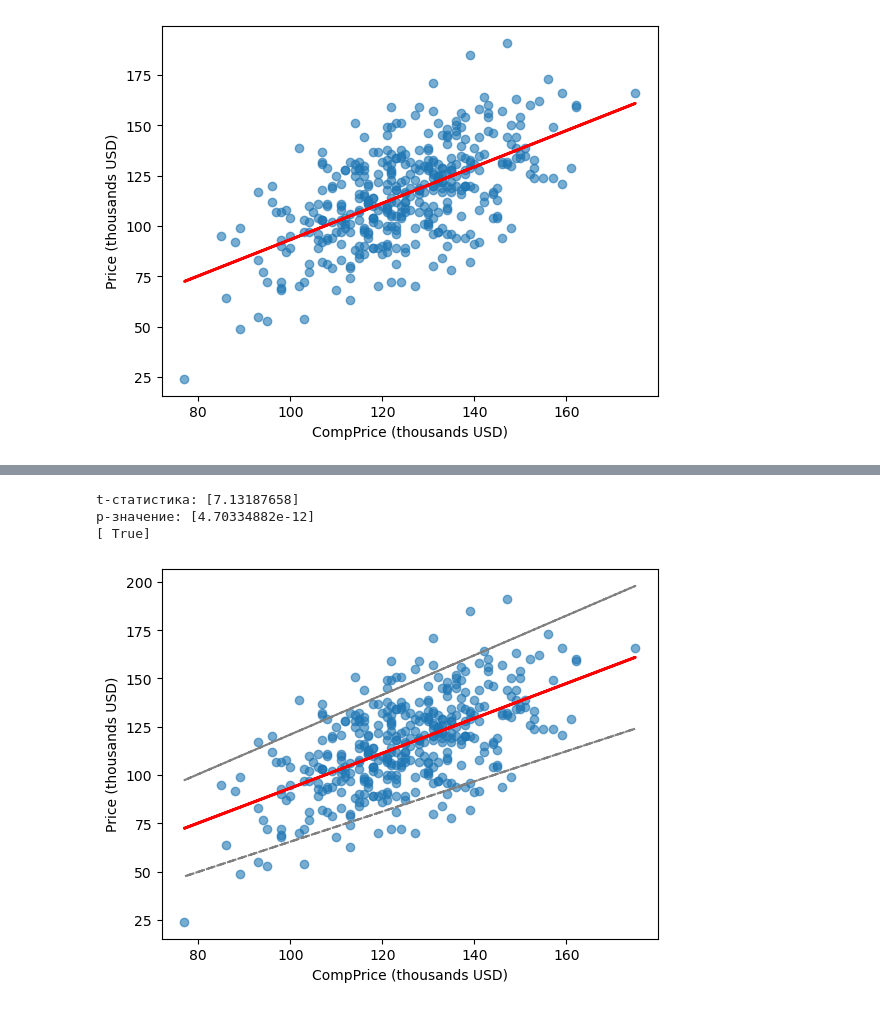
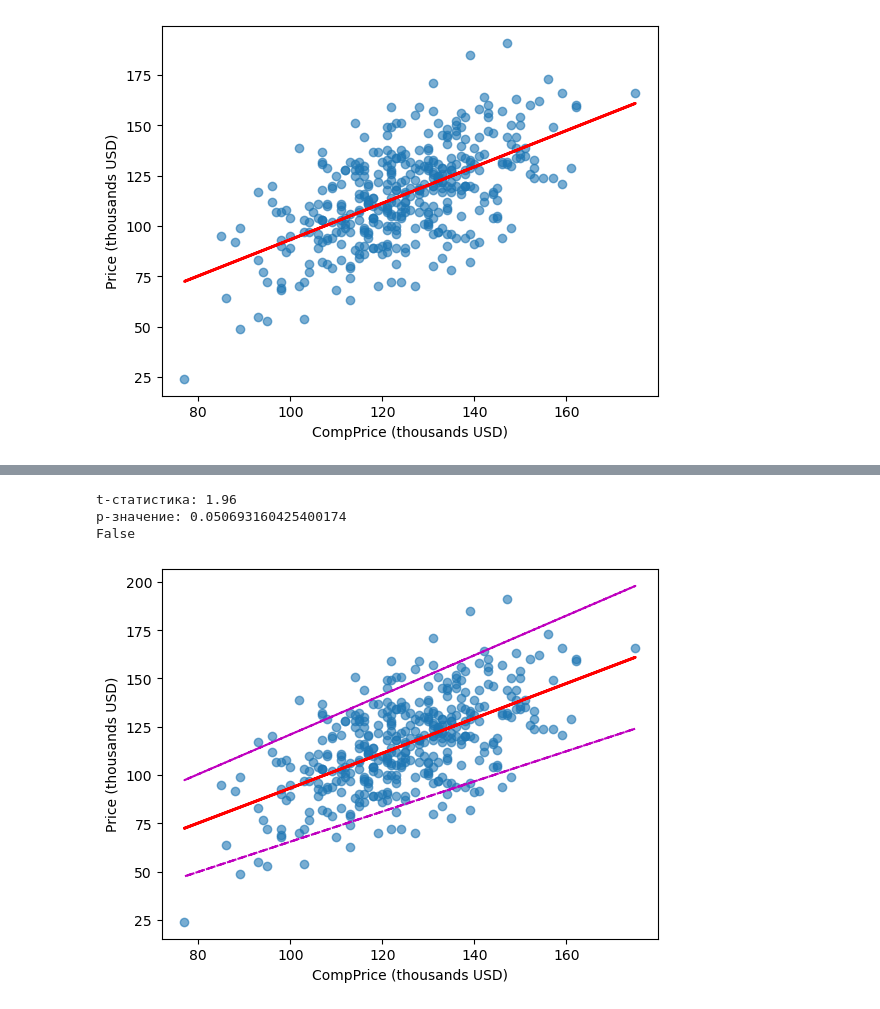
Before and after one commit to VadimST04/Math-Statistics-University, a Jupyter notebook: Math Statistics Project/Project Version 2.ipynb, the cells around one changed output, grey strips where cells are left out. Drawn from its saved outputs; the diff is of its cells as text; code cells hidden in the pictures.

```diff
--- a/Math Statistics Project/Project Version 2.ipynb
+++ b/Math Statistics Project/Project Version 2.ipynb
@@ -125,16 +137,16 @@ print("Интерсепт (b):", b)
 # %%
 stderr = np.sqrt(np.mean((Y - model.predict(X))**2) / (len(Y) - 2))
-t_stat = k / stderr
+t_stat = 1.96
 df = len(Y) - 2
-p_value = 2 * (1 - t.cdf(np.abs(t_stat), df))
+p_value = 2 * (1 - tt.cdf(np.abs(t_stat), df))
 
 print("t-статистика:", t_stat)
 print("p-значение:", p_value)
 print(p_value < 0.05) # True -> Значит статистически значимые
 # %% [output]
-t-статистика: [7.13187658]
-p-значение: [4.70334882e-12]
-[ True]
+t-статистика: 1.96
+p-значение: 0.050693160425400174
+False
 # %%
 plt.scatter(data.CompPrice, data.Price, alpha=0.6)
 plt.xlabel('CompPrice (thousands USD)')
@@ -145,33 +157,33 @@ X = pd.DataFrame(data.CompPrice)
 Y = pd.DataFrame(data.Price)
 model.fit(X, Y)
 
 plt.plot(X, model.predict(X), color='red', linewidth=2)
 
 # Получение коэффициентов и стандартных ошибок
 beta_0 = model.intercept_[0]
 beta_1 = model.coef_[0][0]
 mse_resid = np.mean((Y - model.predict(X))**2)
 
 # Расчет стандартной ошибки для коэффициента наклона (beta_1)
 stderr_beta_1 = np.sqrt(mse_resid / np.sum((X - np.mean(X))**2))
 
 # Критическое значение t для заданного уровня доверия и степеней свободы
 t_critical = 1.96
 
 # Доверительные интервалы
 ci_b0 = (beta_0 - t_critical * np.sqrt(mse_resid) * np.sqrt(1/len(X) + (np.mean(X)**2) / np.sum((X - np.mean(X))**2)),
          beta_0 + t_critical * np.sqrt(mse_resid) * np.sqrt(1/len(X) + (np.mean(X)**2) / np.sum((X - np.mean(X))**2)))
 
 ci_b1 = (beta_1 - t_critical * stderr_beta_1, beta_1 + t_critical * stderr_beta_1)
 
 # Построение линий для доверительных интервалов
 lower_line = ci_b0[0] + ci_b1[0] * X
 upper_line = ci_b0[1] + ci_b1[1] * X
 
 # Линии доверительных интервалов
-plt.plot(X, lower_line, '--', color='gray')
-plt.plot(X, upper_line, '--', color='gray')
+plt.plot(X, lower_line, '--', color='m')
+plt.plot(X, upper_line, '--', color='m')
 
 plt.show()
 # %% [output]
-[figure, old version]
+[figure, new version]
```
Also changed, not shown: parts of 5 cells of this notebook, 1 other file.
